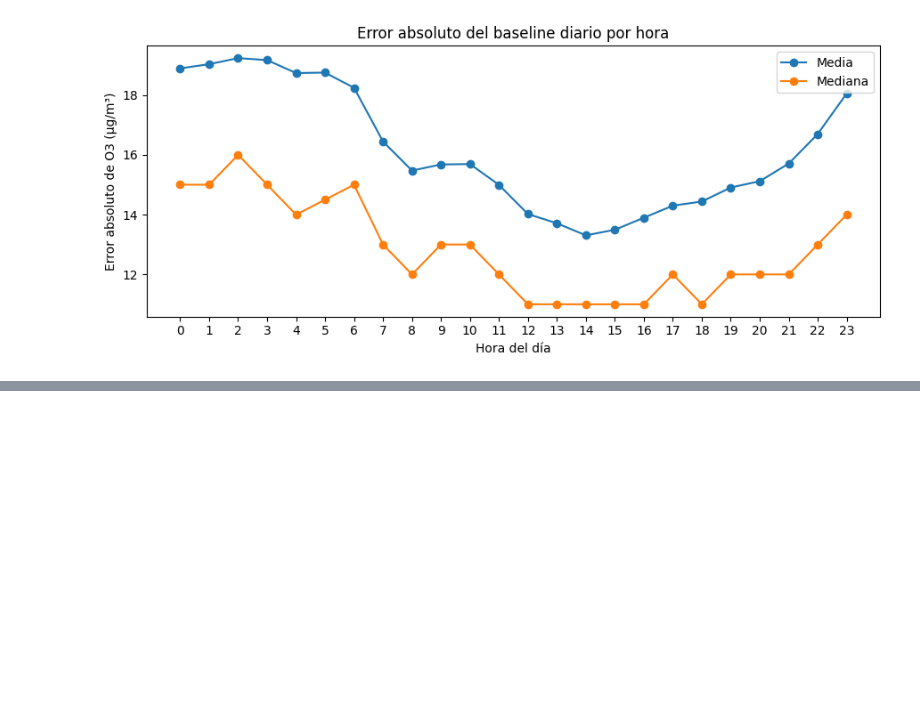
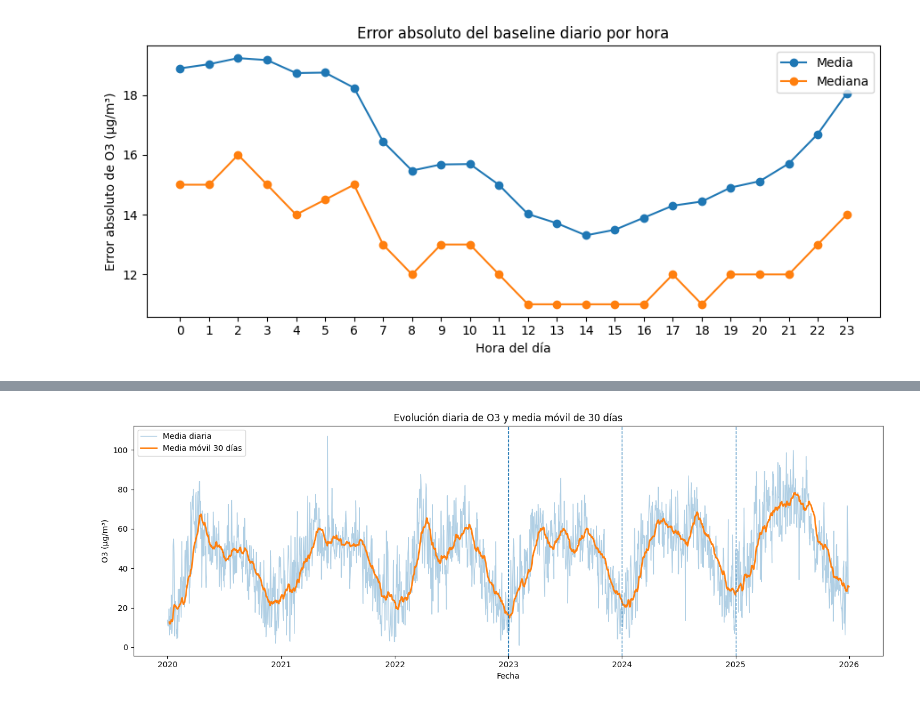
Before and after one commit to hipenation2142/trabajo, a Jupyter notebook: notebooks/01_eda_o3.ipynb, the cells around one changed output, grey strips where cells are left out. Saved outputs shown, nothing was run; the diff lists cells and outputs as text; code cells hidden in the pictures; blank space fills up the shorter version.

```diff
--- a/notebooks/01_eda_o3.ipynb
+++ b/notebooks/01_eda_o3.ipynb
@@ -1200,0 +1548,55 @@ plt.show()
+# %%
+# Se agregan los datos a nivel diario para visualizar la evolución lenta de la serie.
+# Esta figura muestra el periodo completo como auditoría descriptiva del dataset.
+# No se usa para seleccionar modelos a partir del test set.
+daily_mean_df = (
+    observed_split_df
+    .groupby("date")["o3"]
+    .mean()
+    .to_frame(name="daily_mean_o3")
+    .sort_index()
+)
+
+# La media móvil de 30 días ayuda a separar el ruido horario/diario del nivel general.
+daily_mean_df["rolling_30d_mean_o3"] = daily_mean_df["daily_mean_o3"].rolling(
+    window=30,
+    min_periods=7,
+).mean()
+
+fig, ax = plt.subplots(figsize=(14, 5))
+
+ax.plot(
+    daily_mean_df.index,
+    daily_mean_df["daily_mean_o3"],
+    linewidth=1,
+    alpha=0.35,
+    label="Media diaria",
+)
+
+ax.plot(
+    daily_mean_df.index,
+    daily_mean_df["rolling_30d_mean_o3"],
+    linewidth=2,
+    label="Media móvil 30 días",
+)
+
+# Se marcan las fronteras entre bloques externos.
+for boundary in pd.to_datetime(["2023-01-01", "2024-01-01", "2025-01-01"]):
+    ax.axvline(boundary, linestyle="--", linewidth=1)
+
+ax.set_title("Evolución diaria de O3 y media móvil de 30 días")
+ax.set_xlabel("Fecha")
+ax.set_ylabel("O3 (µg/m³)")
+ax.legend()
+
+fig.tight_layout()
+
+fig.savefig(
+    FIGURES_GENERATED_DIR / "eda_daily_mean_and_rolling_30d.png",
+    dpi=300,
+    bbox_inches="tight",
+)
+
+plt.show()
+# %% [output]
+[figure, added]
```
Also changed, not shown: parts of 8 cells of this notebook, 17 other files.
